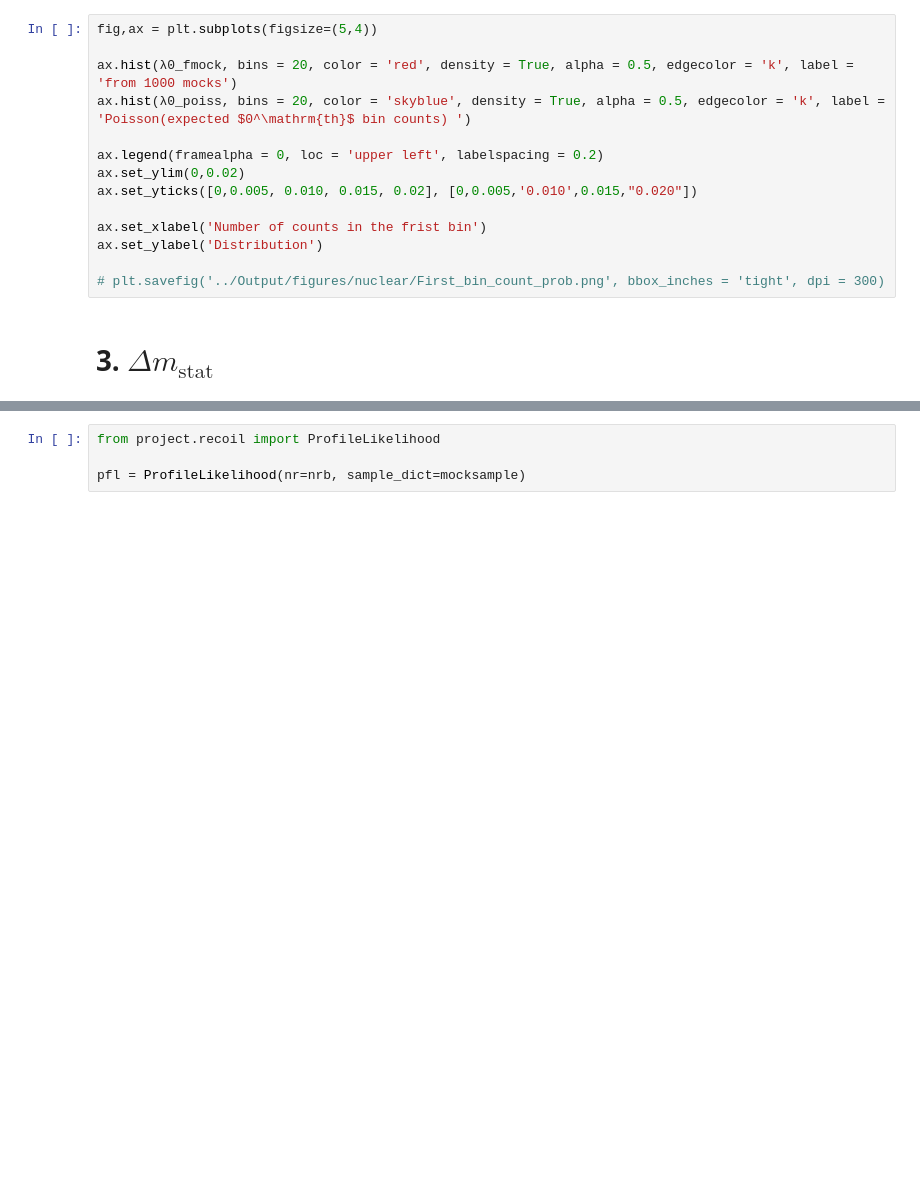
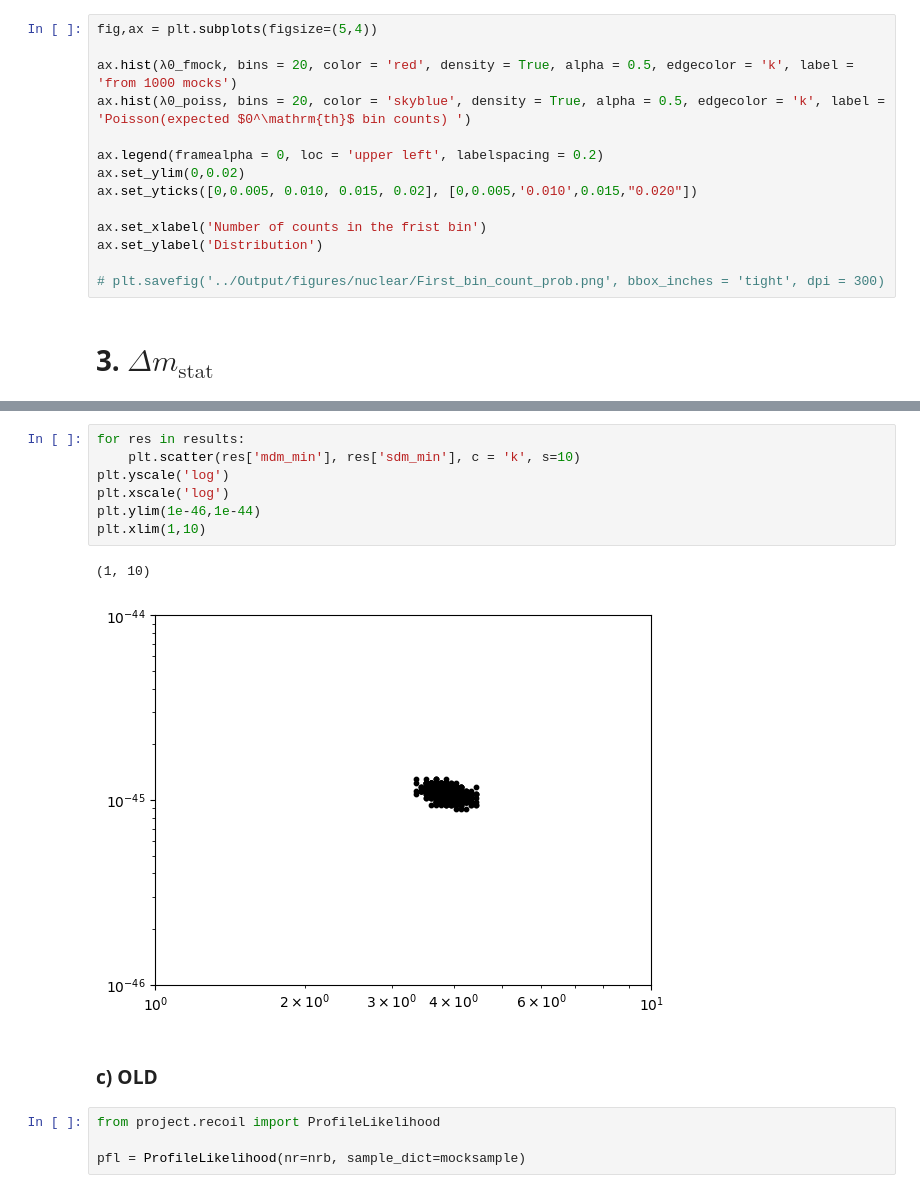
Before and after one commit to Manush19/MWlocalDM, a Jupyter notebook: Notebooks/Nuclear_recoil.ipynb, the cells around one changed output, grey strips where cells are left out. Cells and saved outputs as stored; diff of their text form; blank space fills up the shorter version.

```diff
--- a/Notebooks/Nuclear_recoil.ipynb
+++ b/Notebooks/Nuclear_recoil.ipynb
@@ -245,3 +366,15 @@ mocksample = nrb.mocksample(mdm=4., σp=1e-45, bl=0.001, seed=5111)
+# %%
+for res in results:
+    plt.scatter(res['mdm_min'], res['sdm_min'], c = 'k', s=10)
+plt.yscale('log')
+plt.xscale('log')
+plt.ylim(1e-46,1e-44)
+plt.xlim(1,10)
+# %% [output]
+(1, 10)
+[figure, added]
+# %% [markdown]
+### c) OLD
 # %%
 from project.recoil import ProfileLikelihood
 
```
Also changed, not shown: parts of 15 cells of this notebook, 6 other files.
